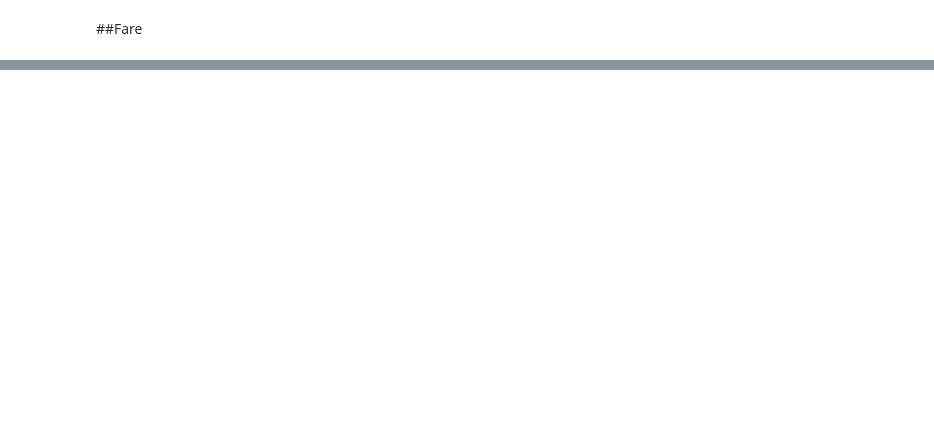
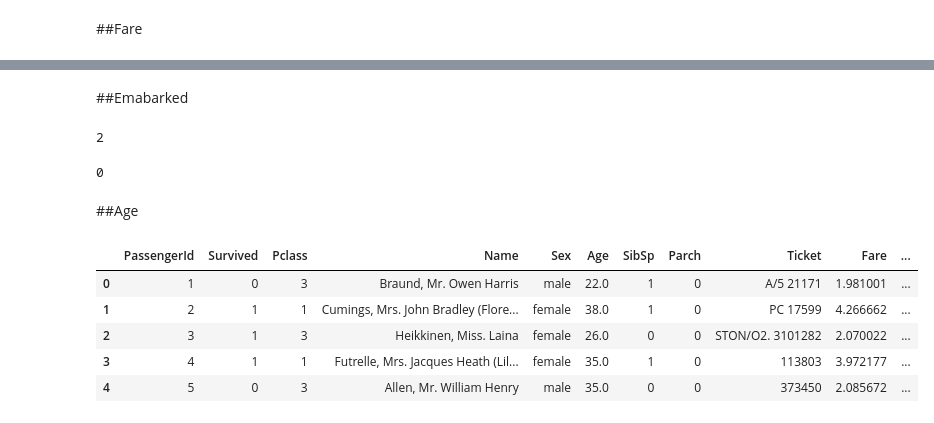
Before and after one commit to HwangHanJae/LearningNote, a Jupyter notebook: titanic_transcription.ipynb, the cells around one changed output, grey strips where cells are left out. Saved outputs shown, nothing was run; the diff lists cells and outputs as text; code cells hidden in the pictures; blank space fills up the shorter version.

```diff
--- a/titanic_transcription.ipynb
+++ b/titanic_transcription.ipynb
@@ -397,0 +402,3 @@ plt.legend(loc='best')
+# %%
+df_train['Initial'] = df_train['Name'].str.extract('([A-Za-z]+)\.')
+df_test['Initial'] = df_test['Name'].str.extract('([A-Za-z]+)\.')
@@ -397,0 +424,6 @@ plt.legend(loc='best')
+# %%
+df_train['Initial'] = df_train['Initial'].replace(['Mlle', 'Mme','Ms','Dr','Major','Lady','Countess','Jonkheer','Col','Rev','Capt','Sir','Don','Dona'],
+                            ['Miss', 'Miss','Miss','Mr','Mr','Mrs','Mrs','Other','Other','Other','Mr','Mr','Mr','Mr'])
+
+df_test['Initial'] = df_test['Initial'].replace(['Mlle', 'Mme','Ms','Dr','Major','Lady','Countess','Jonkheer','Col','Rev','Capt','Sir','Don','Dona'],
+                            ['Miss', 'Miss','Miss','Mr','Mr','Mrs','Mrs','Other','Other','Other','Mr','Mr','Mr','Mr'])
@@ -397,0 +465,36 @@ plt.legend(loc='best')
+# %%
+df_train.loc[(df_train["Age"].isnull()) & (df_train['Initial'] == "Mr"), "Age"] = 33
+df_train.loc[(df_train["Age"].isnull()) & (df_train['Initial'] == "Mrs"), "Age"] = 37
+df_train.loc[(df_train['Age'].isnull()) & (df_train['Initial'] == "Master"),'Age'] = 5
+df_train.loc[(df_train['Age'].isnull()) & (df_train['Initial'] == "Miss"), 'Age'] = 22
+df_train.loc[(df_train['Age'].isnull()) & (df_train['Initial'] ==  "Other"), 'Age'] = 45
+
+df_test.loc[(df_test["Age"].isnull()) & (df_test['Initial'] == "Mr"), "Age"] = 33
+df_test.loc[(df_test["Age"].isnull()) & (df_test['Initial'] == "Mrs"), "Age"] = 37
+df_test.loc[(df_test['Age'].isnull()) & (df_test['Initial'] == "Master"), 'Age'] = 5
+df_test.loc[(df_test['Age'].isnull()) & (df_test['Initial'] == "Miss"), 'Age'] = 22
+df_test.loc[(df_test['Age'].isnull()) & (df_test['Initial'] ==  "Other"), 'Age'] = 45
+# %% [markdown]
+##Emabarked
+# %%
+df_train['Embarked'].isnull().sum()
+# %% [output]
+2
+# %%
+df_train['Embarked'] = df_train['Embarked'].fillna('S')
+# %%
+df_train['Embarked'].isnull().sum()
+# %% [output]
+0
+# %% [markdown]
+##Age
+# %%
+df_train['Age_cat'] = 0
+df_train.head()
+# %% [output]
+|  | PassengerId | Survived | Pclass | Name | Sex | Age | SibSp | Parch | Ticket | Fare | ... |
+| 0 | 1 | 0 | 3 | Braund, Mr. Owen Harris | male | 22.0 | 1 | 0 | A/5 21171 | 1.981001 | ... |
+| 1 | 2 | 1 | 1 | Cumings, Mrs. John Bradley (Flore... | female | 38.0 | 1 | 0 | PC 17599 | 4.266662 | ... |
+| 2 | 3 | 1 | 3 | Heikkinen, Miss. Laina | female | 26.0 | 0 | 0 | STON/O2. 3101282 | 2.070022 | ... |
+| 3 | 4 | 1 | 1 | Futrelle, Mrs. Jacques Heath (Lil... | female | 35.0 | 1 | 0 | 113803 | 3.972177 | ... |
+| 4 | 5 | 0 | 3 | Allen, Mr. William Henry | male | 35.0 | 0 | 0 | 373450 | 2.085672 | ... |
```
Also changed, not shown: parts of 40 cells of this notebook.
